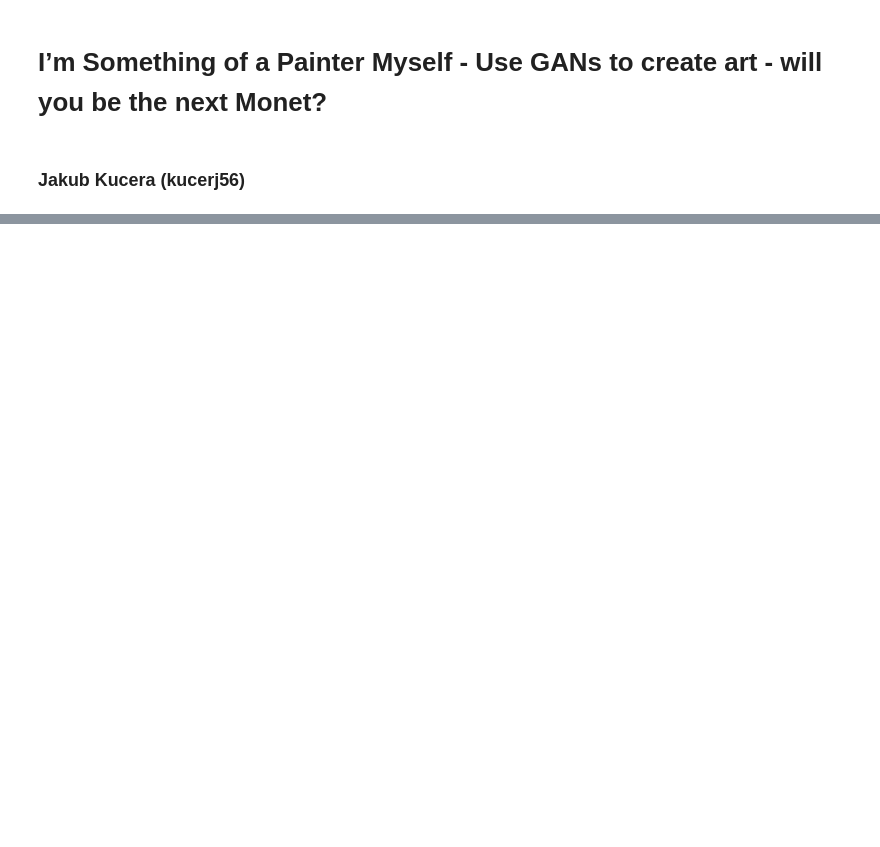
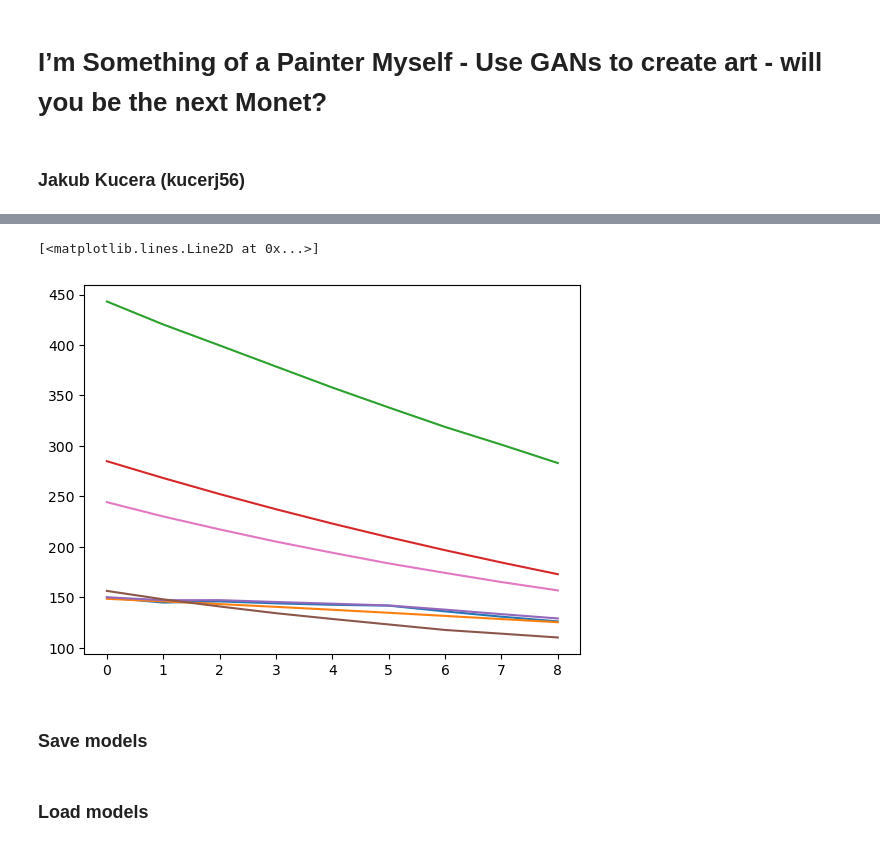
Before and after one commit to jakub-kucera/NI-MVI, a Jupyter notebook: notebook.ipynb, the cells around one changed output, grey strips where cells are left out. Drawn from its saved outputs; the diff is of its cells as text; code cells hidden in the pictures; blank space fills up the shorter version.

```diff
--- a/notebook.ipynb
+++ b/notebook.ipynb
@@ -388,0 +61,3 @@ discriminator_m = torch.load(PATH + "discriminator_m.pt")
+# %%
+monet_dataloader = torch.utils.data.DataLoader(monet_dataset, batch_size=BATCH_SIZE, shuffle=True, drop_last=True)
+photo_dataloader = torch.utils.data.DataLoader(photo_dataset, batch_size=BATCH_SIZE, shuffle=True, drop_last=True)
@@ -388,0 +230,33 @@ discriminator_m = torch.load(PATH + "discriminator_m.pt")
+# %%
+# def label_real(b_size = BATCH_SIZE):
+    # data = torch.ones(b_size, 1)
+def label_real(shape):
+    data = torch.ones(shape)
+    return data.to(device)
+
+# def label_fake(b_size = BATCH_SIZE):
+    # data = torch.zeros(b_size, 1)
+def label_fake(shape):
+    data = torch.zeros(shape)
+    return data.to(device)
+# %%
+def train_discriminator(data_real, data_fake, discriminator, optimizer, criterion):
+    optimizer.zero_grad()
+    # discriminator.train()  # TODO uncomment? - TODO find out more
+
+    output_real = discriminator(data_real)
+    loss_real = criterion(output_real, label_real(output_real.shape))
+
+    output_fake = discriminator(data_fake.detach())
+    loss_fake = criterion(output_fake, label_fake(output_fake.shape))
+
+    # TODO try DEL this and instead call backwards twice. Like 5th lab
+    loss = (loss_real + loss_fake) / 2
+
+    loss.backward()
+    # loss_real.backward()
+    # loss_fake.backward()
+    optimizer.step()
+
+    # return loss_real + loss_fake
+    return loss
@@ -388,0 +546,13 @@ discriminator_m = torch.load(PATH + "discriminator_m.pt")
+# %%
+plt.plot(all_epoch_loss_id_photo)
+plt.plot(all_epoch_loss_id_monet)
+plt.plot(all_epoch_loss_gen_p2m)
+plt.plot(all_epoch_loss_gen_m2p)
+plt.plot(all_epoch_loss_cycle)
+plt.plot(all_epoch_loss_disc_photo)
+plt.plot(all_epoch_loss_disc_monet)
+# %% [output]
+[<matplotlib.lines.Line2D at 0x...>]
+[figure, added]
+# %% [markdown]
+### Save models
@@ -388,0 +566,2 @@ discriminator_m = torch.load(PATH + "discriminator_m.pt")
+# %% [markdown]
+### Load models
```
Also changed, not shown: parts of 49 cells of this notebook.
